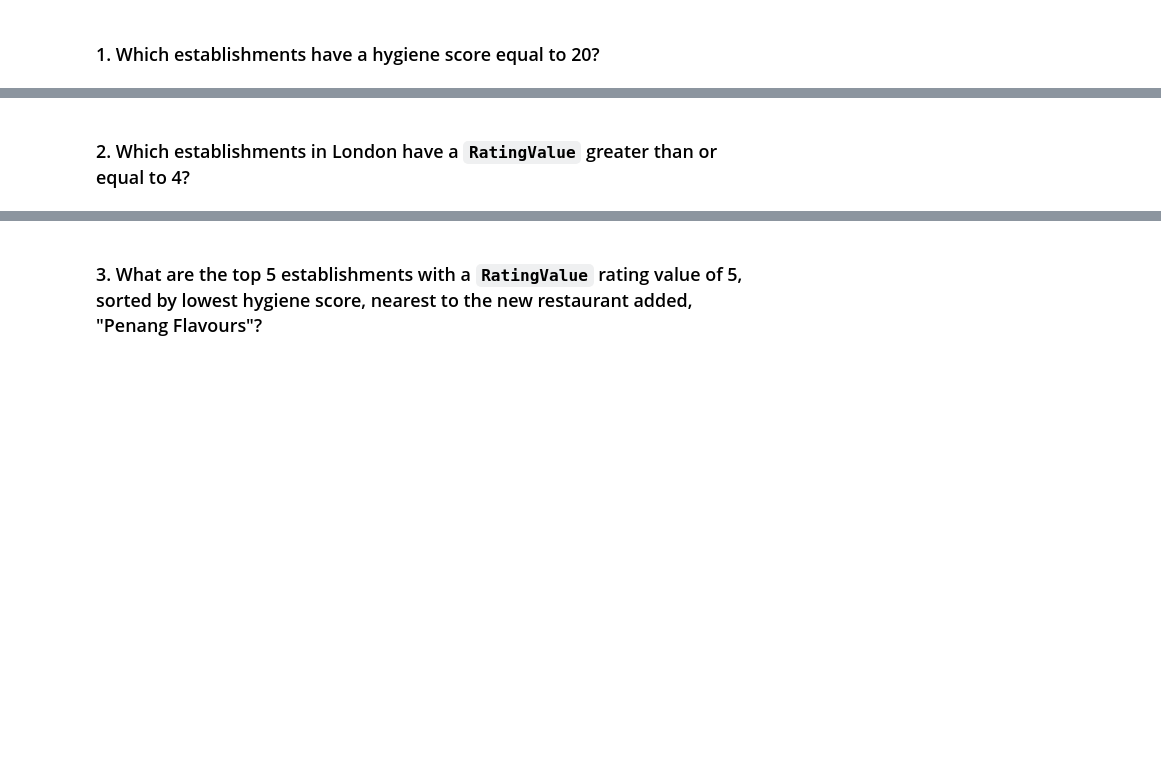
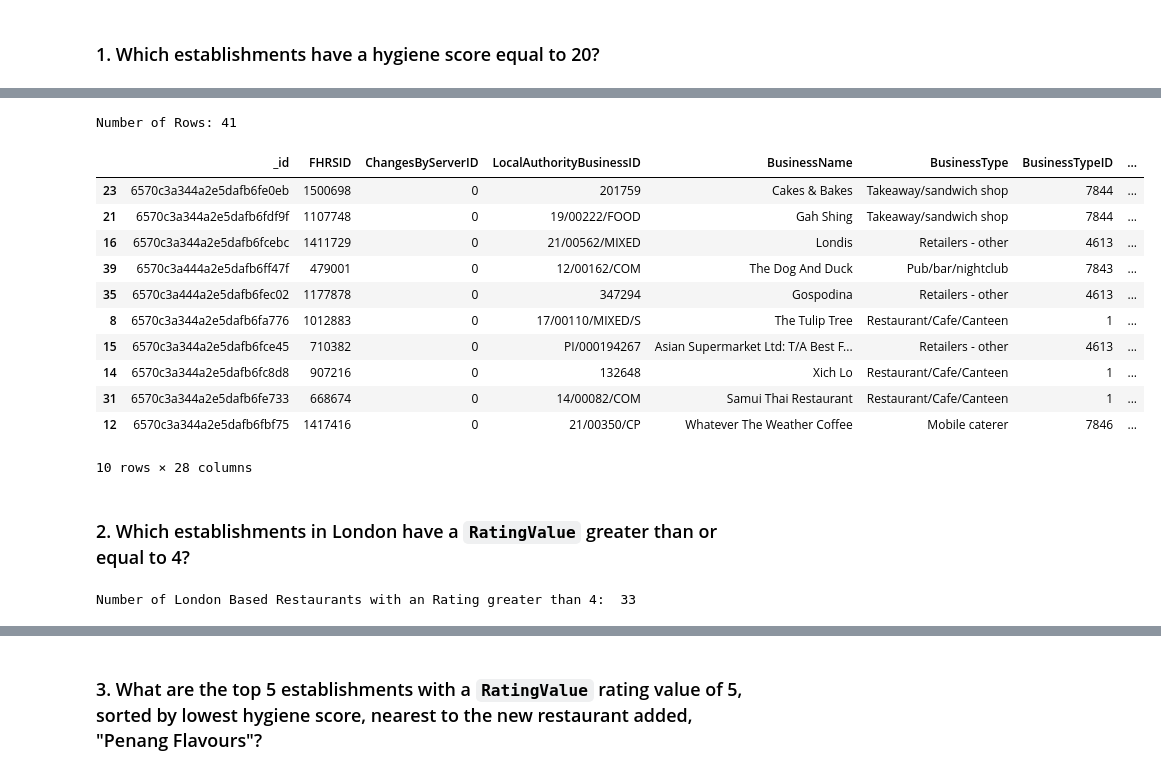
Before and after one commit to davisdw/Restaurant_Searches_MongoDB, a Jupyter notebook: NoSQL_analysis_starter.ipynb, the cells around one changed output, grey strips where cells are left out. Cells and saved outputs as stored; diff of their text form; code cells hidden in the pictures; blank space fills up the shorter version.

```diff
--- a/NoSQL_analysis_starter.ipynb
+++ b/NoSQL_analysis_starter.ipynb
@@ -54,10 +54,12 @@ Unless otherwise stated, for each question:
 ### 1. Which establishments have a hygiene score equal to 20?
 # %%
 # Find the establishments with a hygiene score of 20
-query = {'scores': {'Hygiene': {'$gte': 20}}}
+query = {'scores.Hygiene': 20}
 
 # Use count_documents to display the number of documents in the result
-
+count = establishments.count_documents(query)
+print(f"Number of Documents with Hygiene scores of 20: {count}")
 # Display the first document in the results using pprint
-query
+establishments.find_one(query)
+#pprint(find)
 # %% [output]
@@ -65,17 +87,39 @@ query
 # %%
 # Convert the result to a Pandas DataFrame
-
+find = establishments.find(query)
+hygiene_score_df = pd.DataFrame(list(find))
 # Display the number of rows in the DataFrame
-
+count_rows = len(hygiene_score_df)
+print(f"Number of Rows: {count_rows}")
 # Display the first 10 rows of the DataFrame
+hygiene_score_df.sample(n=10)
+# %% [output]
+Number of Rows: 41
+|  | _id | FHRSID | ChangesByServerID | LocalAuthorityBusinessID | BusinessName | BusinessType | BusinessTypeID | ... |
+| 23 | 6570c3a344a2e5dafb6fe0eb | 1500698 | 0 | 201759 | Cakes & Bakes | Takeaway/sandwich shop | 7844 | ... |
+| 21 | 6570c3a344a2e5dafb6fdf9f | 1107748 | 0 | 19/00222/FOOD | Gah Shing | Takeaway/sandwich shop | 7844 | ... |
+| 16 | 6570c3a344a2e5dafb6fcebc | 1411729 | 0 | 21/00562/MIXED | Londis | Retailers - other | 4613 | ... |
+| 39 | 6570c3a444a2e5dafb6ff47f | 479001 | 0 | 12/00162/COM | The Dog And Duck | Pub/bar/nightclub | 7843 | ... |
+| 35 | 6570c3a444a2e5dafb6fec02 | 1177878 | 0 | 347294 | Gospodina | Retailers - other | 4613 | ... |
+| 8 | 6570c3a344a2e5dafb6fa776 | 1012883 | 0 | 17/00110/MIXED/S | The Tulip Tree | Restaurant/Cafe/Canteen | 1 | ... |
+| 15 | 6570c3a344a2e5dafb6fce45 | 710382 | 0 | PI/000194267 | Asian Supermarket Ltd: T/A Best F... | Retailers - other | 4613 | ... |
+| 14 | 6570c3a344a2e5dafb6fc8d8 | 907216 | 0 | 132648 | Xich Lo | Restaurant/Cafe/Canteen | 1 | ... |
+| 31 | 6570c3a344a2e5dafb6fe733 | 668674 | 0 | 14/00082/COM | Samui Thai Restaurant | Restaurant/Cafe/Canteen | 1 | ... |
+| 12 | 6570c3a344a2e5dafb6fbf75 | 1417416 | 0 | 21/00350/CP | Whatever The Weather Coffee | Mobile caterer | 7846 | ... |
+10 rows × 28 columns
 # %% [markdown]
 ### 2. Which establishments in London have a `RatingValue` greater than or equal to 4?
 # %%
 # Find the establishments with London as the Local Authority and has a RatingValue greater than or equal to 4.
-query =
+query = {'LocalAuthorityName': {'$regex': '.*London.*'},
+         'RatingValue': {'$gte': 4}
+         }
 
 # Use count_documents to display the number of documents in the result
-
+count = establishments.count_documents(query)
 # Display the first document in the results using pprint
+print(f"Number of London Based Restaurants with an Rating greater than 4:  {count}")
+# %% [output]
+Number of London Based Restaurants with an Rating greater than 4:  33
 # %%
 # Convert the result to a Pandas DataFrame
```
Also changed, not shown: parts of 7 cells of this notebook.
